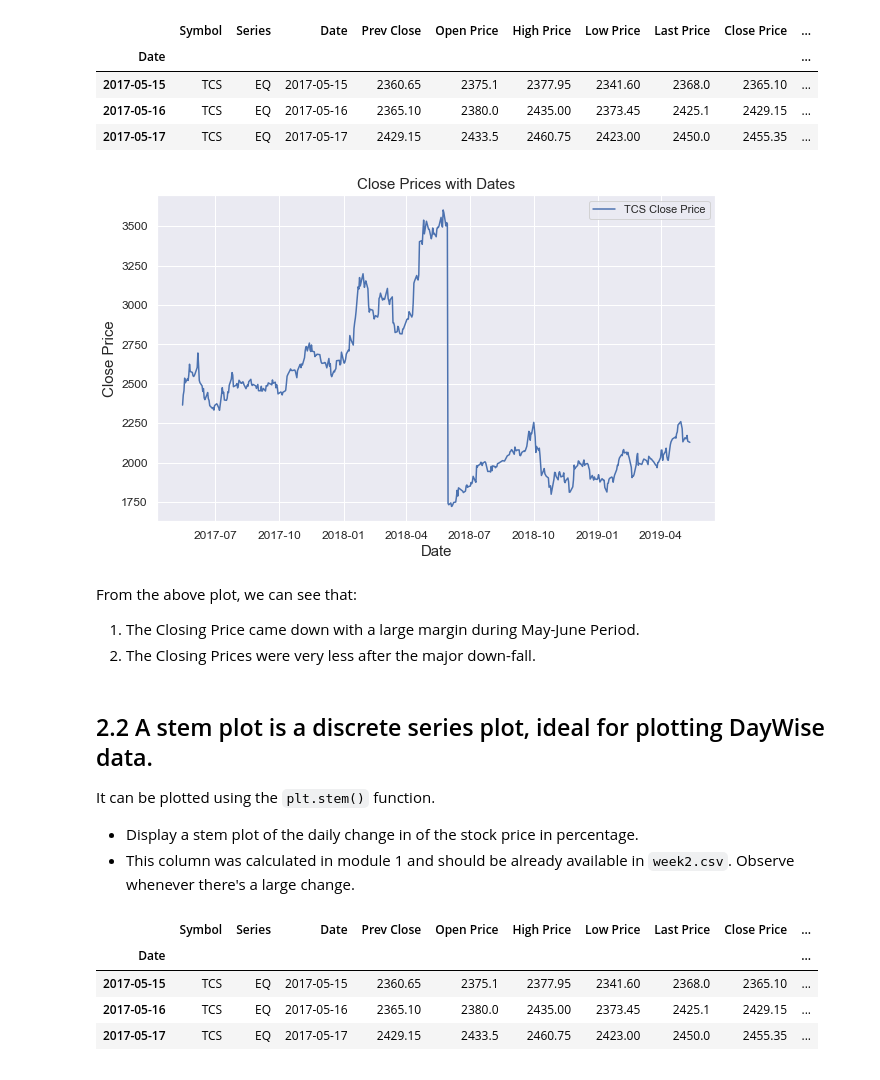
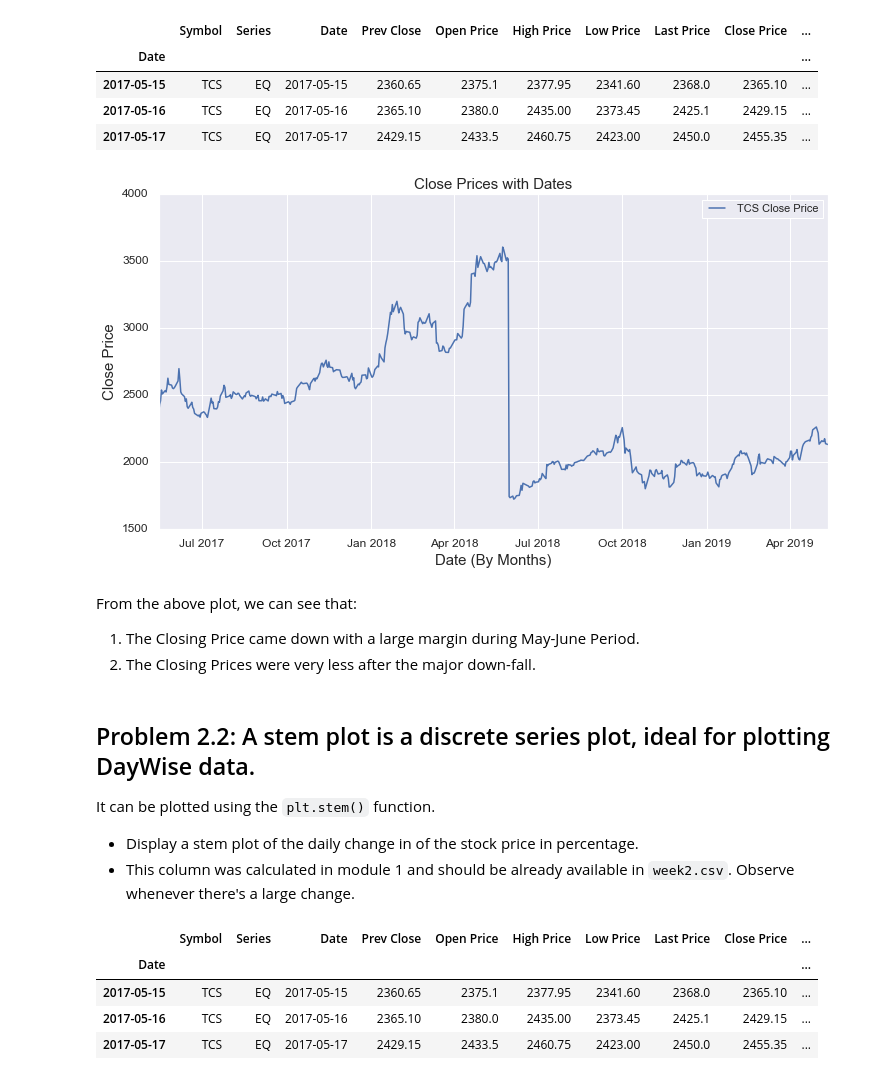
Before and after one commit to itsvivekghosh/aspiration.ai-ML_Internship-2020, a Jupyter notebook: Module 2/Module 2 Week 3.ipynb, the cells around one changed output. Drawn from its saved outputs; the diff is of its cells as text; code cells hidden in the pictures.

```diff
--- a/Module 2/Module 2 Week 3.ipynb
+++ b/Module 2/Module 2 Week 3.ipynb
@@ -8,6 +9,7 @@ import matplotlib.pyplot as plt
 import seaborn as sns
 import warnings, os
 warnings.filterwarnings("ignore")
+plt.style.use("classic")
 pd.set_option("display.max_columns", None)
 sns.set(rc={'figure.figsize':(20, 10)}) ## Setting Figure Sizes as 20, 10
 %matplotlib inline
@@ -103,22 +105,23 @@ df.head(3)
 | 2017-05-16 | TCS | EQ | 2017-05-16 | 2365.10 | 2380.0 | 2435.00 | 2373.45 | 2425.1 | 2429.15 | ... |
 | 2017-05-17 | TCS | EQ | 2017-05-17 | 2429.15 | 2433.5 | 2460.75 | 2423.00 | 2450.0 | 2455.35 | ... |
 # %%
-plt.figure(figsize=(10, 6))
+plt.figure(figsize=(12, 6))
 sns.lineplot(data=df, x='Date', y='Close Price', label='TCS Close Price')
 plt.xticks(fontsize = 12)
 plt.yticks(fontsize = 12)
 plt.title("Close Prices with Dates", fontsize = 15)
-plt.xlabel("Date", fontsize=15)
+plt.xlabel("Date (By Months)", fontsize=15)
 plt.ylabel("Close Price", fontsize=15)
+plt.legend()
 plt.show()
 # %% [output]
-[figure, old version]
+[figure, new version]
 # %% [markdown]
 From the above plot, we can see that:
 1. The Closing Price came down with a large margin during May-June Period.
 2. The Closing Prices were very less after the major down-fall.
 # %% [markdown]
-## 2.2 A stem plot is a discrete series plot, ideal for plotting DayWise data.
+## Problem 2.2: A stem plot is a discrete series plot, ideal for plotting DayWise data.
 It can be plotted using the `plt.stem()` function.
 
 - Display a stem plot of the daily change in of the stock price in percentage. <br>
```
Also changed, not shown: parts of 30 cells of this notebook, 1 other file.
